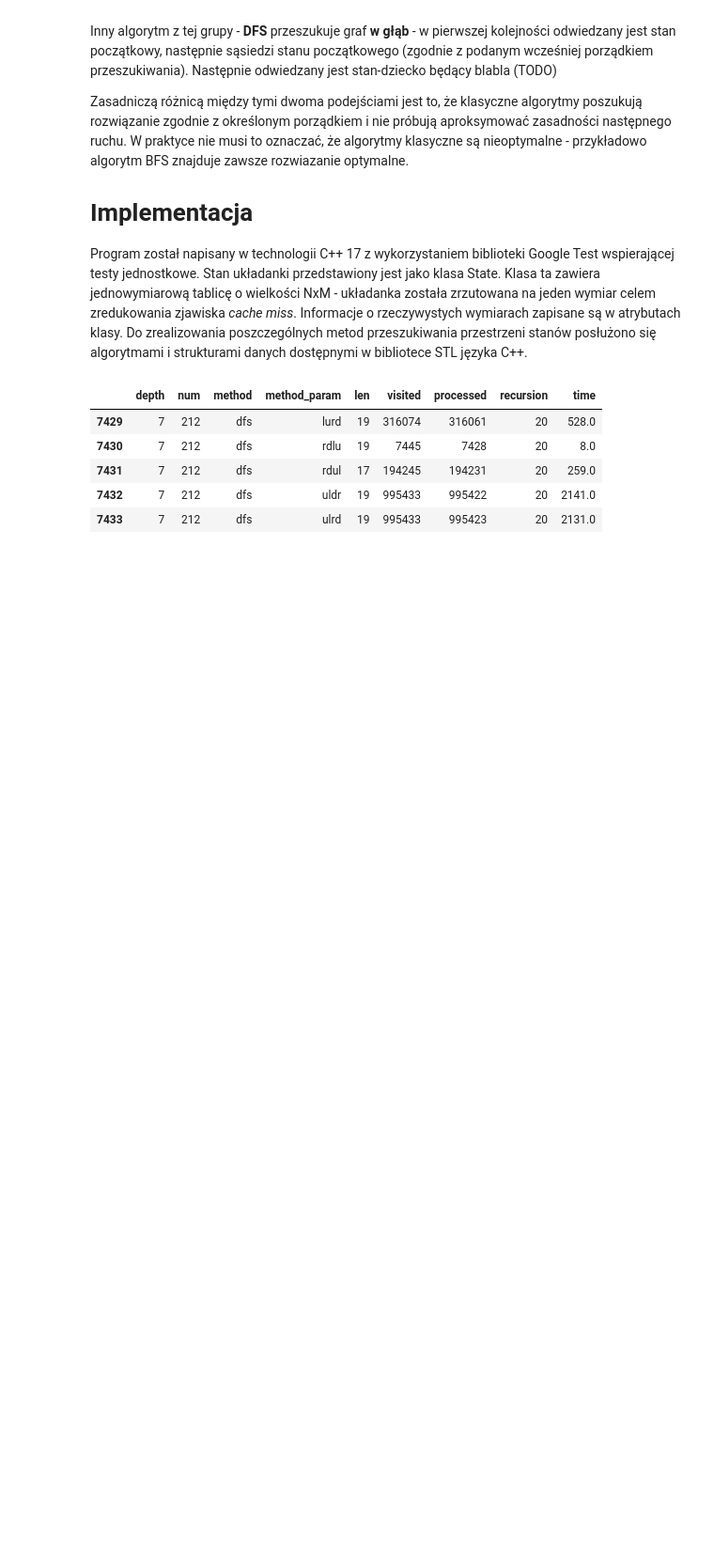
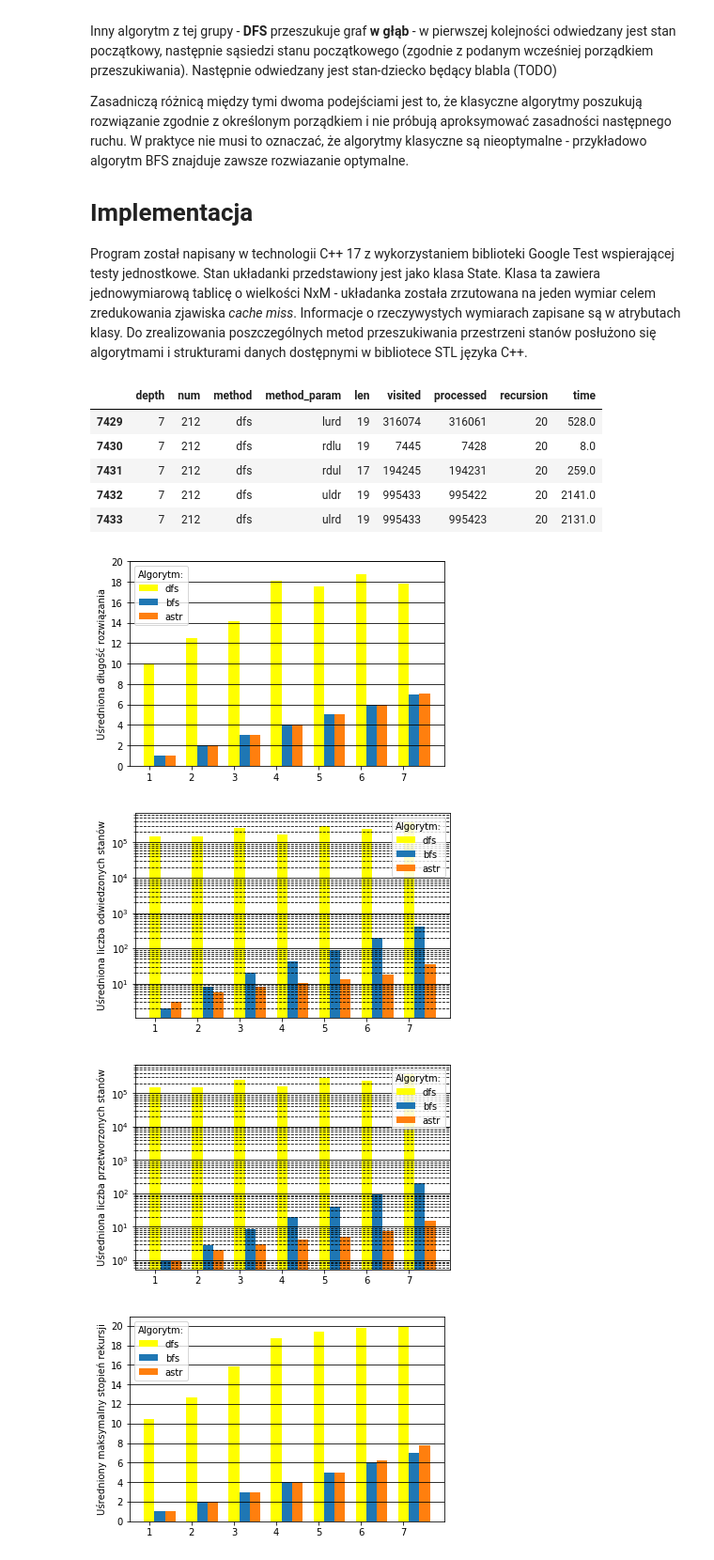
Before and after one commit to mpajkowski/puzzle_solver, a Jupyter notebook: Untitled.ipynb, the cells around one changed output. Shown at 94% size. Cells and saved outputs as stored; diff of their text form; code cells hidden in the pictures; blank space fills up the shorter version.

```diff
--- a/Untitled.ipynb
+++ b/Untitled.ipynb
@@ -109,0 +173,11 @@ def plot_avg_comp(col, parse_as_int, dfs=True):
+# %%
+_ = plot_avg_cmp('len', yscale='linear', yticks=range(0, 21, 2))
+_ = plot_avg_cmp('visited')
+_ = plot_avg_cmp('processed')
+_ = plot_avg_cmp('recursion', yscale='linear', yticks=range(0, 21, 2))
+_ = plot_avg_cmp('time')
+# %% [output]
+[figure, added]
+[figure, added]
+[figure, added]
+[figure, added]
```
Also changed, not shown: parts of 5 cells of this notebook.
